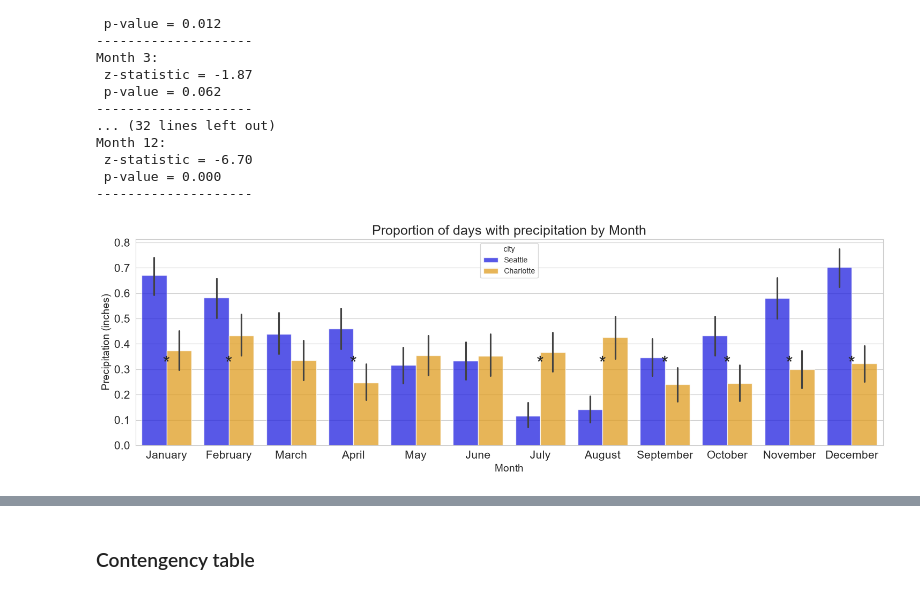
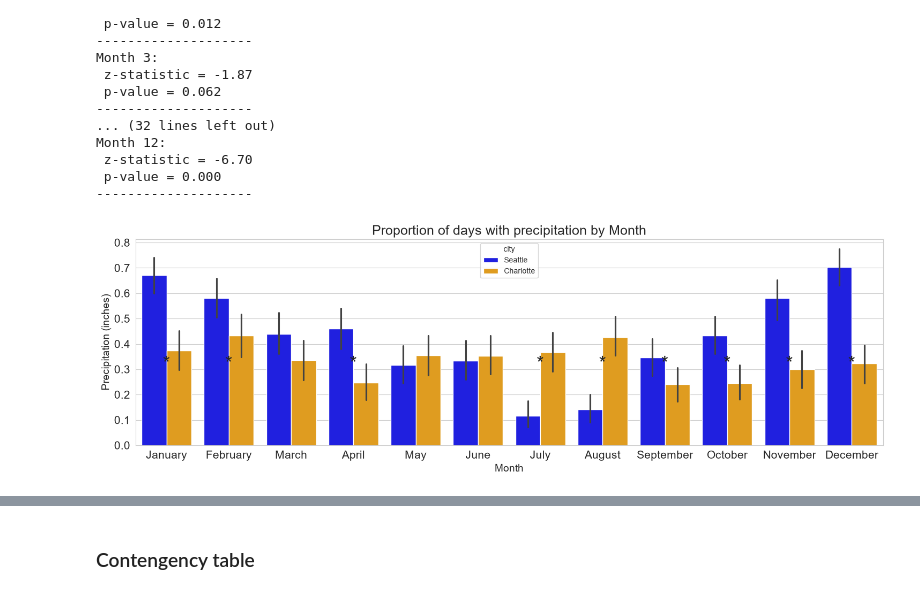
Before and after one commit to binay8/weather, a Jupyter notebook: code/Weather_Project_SEA_CHA.ipynb, the cells around one changed output, grey strips where cells are left out. Cells and saved outputs as stored; diff of their text form; code cells hidden in the pictures.

```diff
--- a/code/Weather_Project_SEA_CHA.ipynb
+++ b/code/Weather_Project_SEA_CHA.ipynb
@@ -862,20 +832,20 @@ Month 12:
 --------------------
 # %%
 plt.figure(figsize = (18,5))
-sns.barplot(data = df, x = 'month', y = 'any_precipitation', hue = 'city', palette = city_colors, hue_order=["Seattle", "Charlotte"], alpha = 0.75)
+sns.barplot(data = df, x = 'month', y = 'any_precipitation', hue = 'city', palette = city_colors, hue_order=["Seattle", "Charlotte"])
 plt.title("Proportion of days with precipitation by Month", fontsize = 18)
 plt.xlabel("Month", fontsize =14)
 plt.ylabel("Precipitation (inches)", fontsize = 14)
 
 plt.tick_params(labelsize =15)
 plt.xticks(ticks= range(12), labels = month_names)
 
-# Add stars for significantly diffefent months
+# Add stars for significantly different months
 for month in range(12):
     # Add a star
     if significantly_different_proportion[month] == 1:
         plt.text(month, 0.3, '*', ha = 'center', fontsize =25)
 
 plt.show()
 # %% [output]
-[figure, old version]
+[figure, new version]
```
Also changed, not shown: parts of 76 cells of this notebook.
